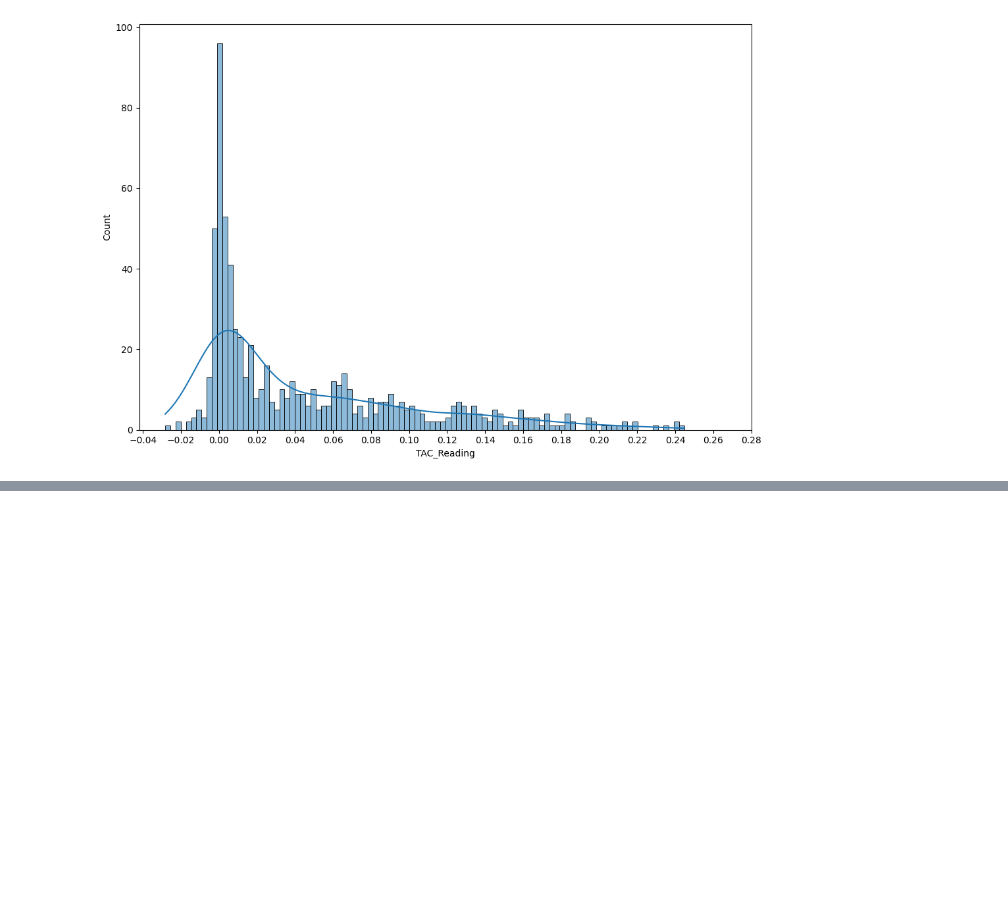
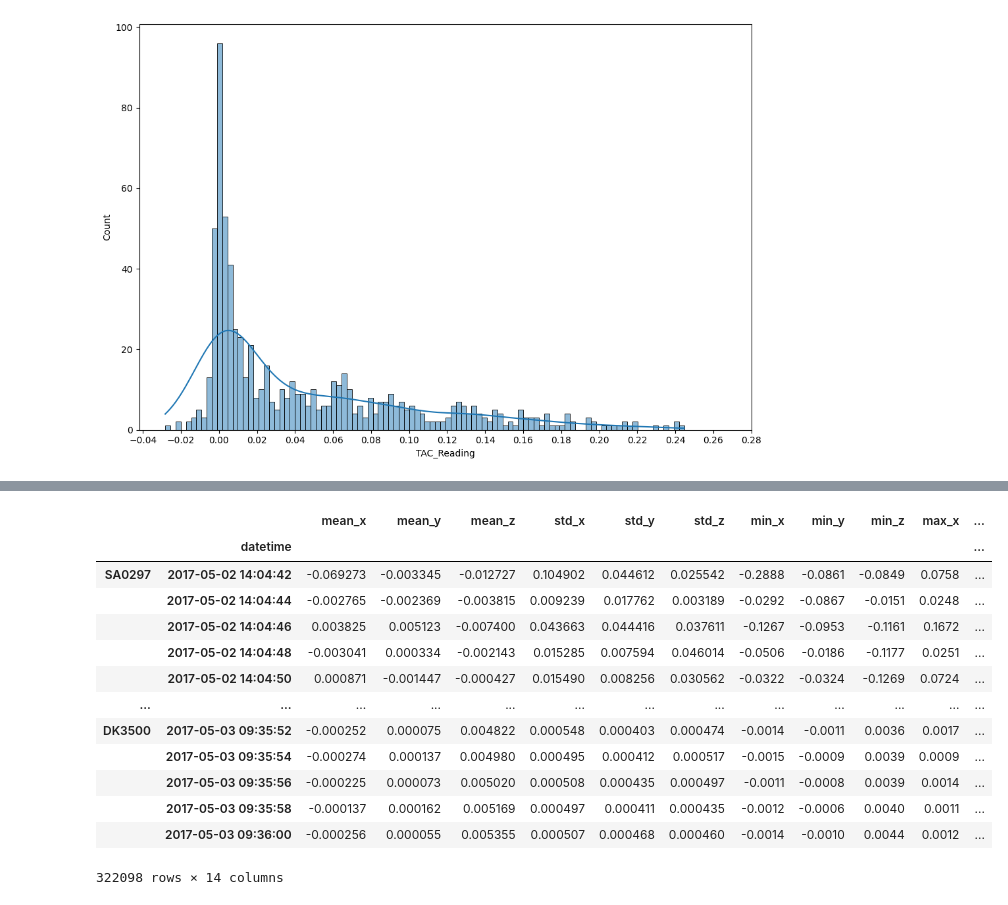
Before and after one commit to matheuscamposmt/heavy_drinks, a Jupyter notebook: notebook.ipynb, the cells around one changed output, grey strips where cells are left out. Saved outputs shown, nothing was run; the diff lists cells and outputs as text; code cells hidden in the pictures; blank space fills up the shorter version.

```diff
--- a/notebook.ipynb
+++ b/notebook.ipynb
@@ -176,0 +194,19 @@ ValueError: Invalid fill method. Expecting pad (ffill) or backfill (bfill). Got
+# %%
+# join the two dataframes
+acc_tac = acc_2s.join(tac_2s, how='inner') # inner because we want to keep only the rows where both dataframes have data
+acc_tac
+# %% [output]
+|  |  | mean_x | mean_y | mean_z | std_x | std_y | std_z | min_x | min_y | min_z | max_x | ... |
+|  | datetime |  |  |  |  |  |  |  |  |  |  | ... |
+| SA0297 | 2017-05-02 14:04:42 | -0.069273 | -0.003345 | -0.012727 | 0.104902 | 0.044612 | 0.025542 | -0.2888 | -0.0861 | -0.0849 | 0.0758 | ... |
+|  | 2017-05-02 14:04:44 | -0.002765 | -0.002369 | -0.003815 | 0.009239 | 0.017762 | 0.003189 | -0.0292 | -0.0867 | -0.0151 | 0.0248 | ... |
+|  | 2017-05-02 14:04:46 | 0.003825 | 0.005123 | -0.007400 | 0.043663 | 0.044416 | 0.037611 | -0.1267 | -0.0953 | -0.1161 | 0.1672 | ... |
+|  | 2017-05-02 14:04:48 | -0.003041 | 0.000334 | -0.002143 | 0.015285 | 0.007594 | 0.046014 | -0.0506 | -0.0186 | -0.1177 | 0.0251 | ... |
+|  | 2017-05-02 14:04:50 | 0.000871 | -0.001447 | -0.000427 | 0.015490 | 0.008256 | 0.030562 | -0.0322 | -0.0324 | -0.1269 | 0.0724 | ... |
+| ... | ... | ... | ... | ... | ... | ... | ... | ... | ... | ... | ... | ... |
+| DK3500 | 2017-05-03 09:35:52 | -0.000252 | 0.000075 | 0.004822 | 0.000548 | 0.000403 | 0.000474 | -0.0014 | -0.0011 | 0.0036 | 0.0017 | ... |
+|  | 2017-05-03 09:35:54 | -0.000274 | 0.000137 | 0.004980 | 0.000495 | 0.000412 | 0.000517 | -0.0015 | -0.0009 | 0.0039 | 0.0009 | ... |
+|  | 2017-05-03 09:35:56 | -0.000225 | 0.000073 | 0.005020 | 0.000508 | 0.000435 | 0.000497 | -0.0011 | -0.0008 | 0.0039 | 0.0014 | ... |
+|  | 2017-05-03 09:35:58 | -0.000137 | 0.000162 | 0.005169 | 0.000497 | 0.000411 | 0.000435 | -0.0012 | -0.0006 | 0.0040 | 0.0011 | ... |
+|  | 2017-05-03 09:36:00 | -0.000256 | 0.000055 | 0.005355 | 0.000507 | 0.000468 | 0.000460 | -0.0014 | -0.0010 | 0.0044 | 0.0012 | ... |
+322098 rows × 14 columns
```
Also changed, not shown: parts of 25 cells of this notebook.
